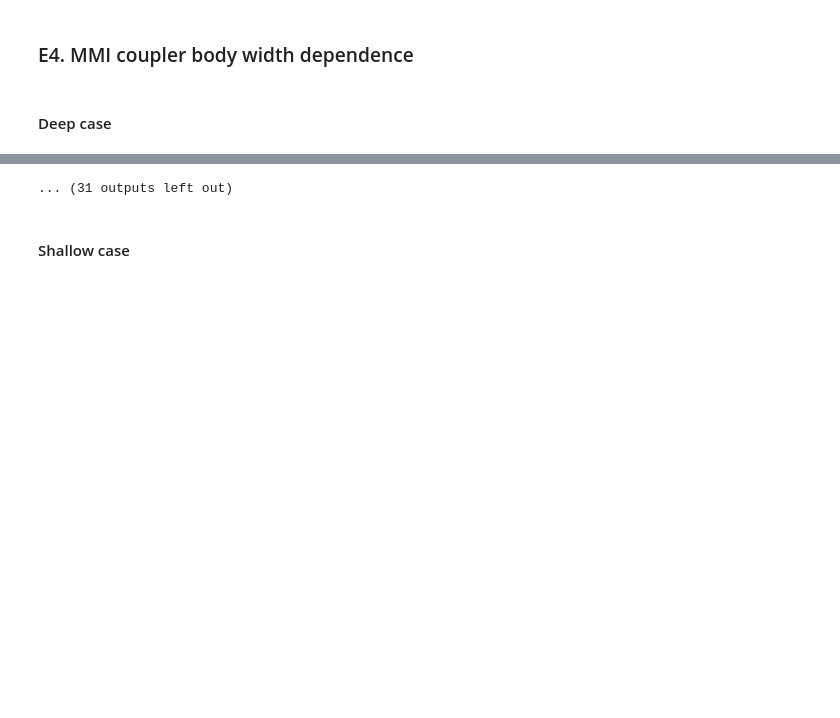
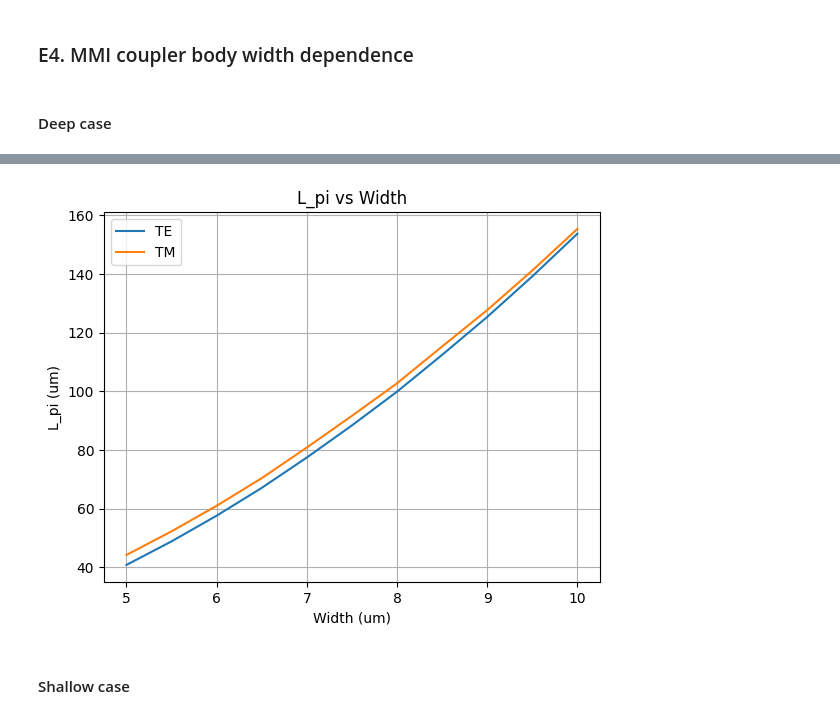
Before and after one commit to davidalcarria/pic-upv-lab2, a Jupyter notebook: COUPLERS_Student.ipynb, the cells around one changed output, grey strips where cells are left out. Cells and saved outputs as stored; diff of their text form; code cells hidden in the pictures; blank space fills up the shorter version.

```diff
--- a/COUPLERS_Student.ipynb
+++ b/COUPLERS_Student.ipynb
@@ -982,13 +979,17 @@ Lpi_TM= []
 TE = []
 TM = []
 
+# Para guardar el primer modo TE y TM por cada width
+neff_TE_first = []
+neff_TM_first = []
+
 for w in mmi_body_w:
 
     mmi = gt.modes.Waveguide(
         # Geometrical Parameters
         core_width=w, # MMI Body width
         core_thickness=300 * nm, # MMI Body height
-        slab_thickness=150 * nm, # For shallow waveguides - Set to 0 if its a deep-etched waveguides.
+        slab_thickness=0 * nm, # For shallow waveguides - Set to 0 if its a deep-etched waveguides.
         # Materials
         core_material='sin', #  Material of the waveguide
         clad_material='sio2', # Surrounding material
@@ -1001,27 +1002,37 @@ for w in mmi_body_w:
         precision='double',
     )
 
-
     neff = mmi.n_eff
     TE_frac = mmi.fraction_te
+
+    TE_modes = []
+    TM_modes = []
+
     # Recorrer cada modo
     for idx, frac in enumerate(TE_frac):
         if frac > 0.9:
-            TE.append(neff[idx])
+            TE_modes.append(neff[idx])
         else:
-            TM.append(neff[idx])
+            TM_modes.append(neff[idx])
 
-    Lpi_TE.append(wavelength/(2*(TE[0].real-TE[1].real)))
-    Lpi_TM.append(wavelength/(2*(TM[0].real-TM[1].real)))
+    # Guardar primer modo TE y TM
+    neff_TE_first.append(TE_modes[0].real)
+    neff_TM_first.append(TM_modes[0].real)
 
-# STUDENT. Plot goes here
+    # Calcular Lpi
+    Lpi_TE.append(wavelength/(2*(TE_modes[0].real - TE_modes[1].real)))
+    Lpi_TM.append(wavelength/(2*(TM_modes[0].real - TM_modes[1].real)))
+
 # Convert to arrays
 Lpi_TE = np.array(Lpi_TE)
 Lpi_TM = np.array(Lpi_TM)
+mmi_body_w = np.array(mmi_body_w)
+neff_TE_first = np.array(neff_TE_first)
+neff_TM_first = np.array(neff_TM_first)
 
 # Plot
 plt.figure()
-plt.plot(mmi_body_w, Lpi_TE, label='TE')
+plt.plot(mmi_body_w, Lpi_TE,label='TE')
 plt.plot(mmi_body_w, Lpi_TM, label='TM')
 
 plt.xlabel('Width (um)')
@@ -1057,3 +1057,3 @@ plt.show()
-... (31 outputs left out)
+[figure, added]
 # %% [markdown]
 #### Shallow case
```
Also changed, not shown: parts of 6 cells of this notebook.
